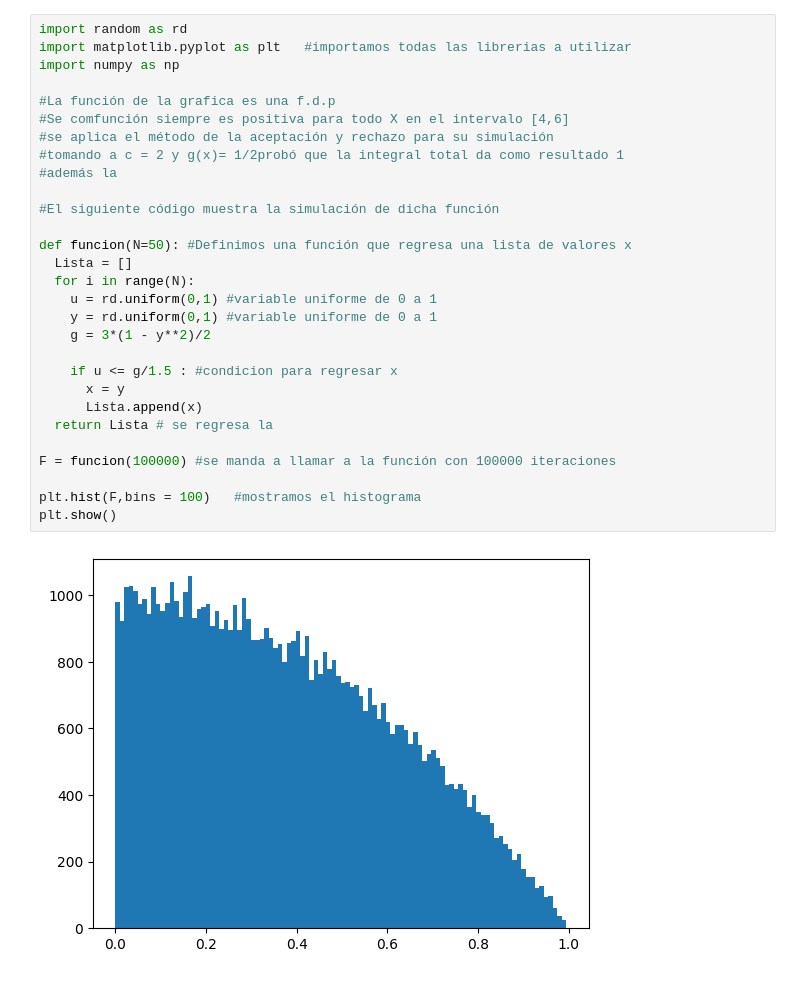
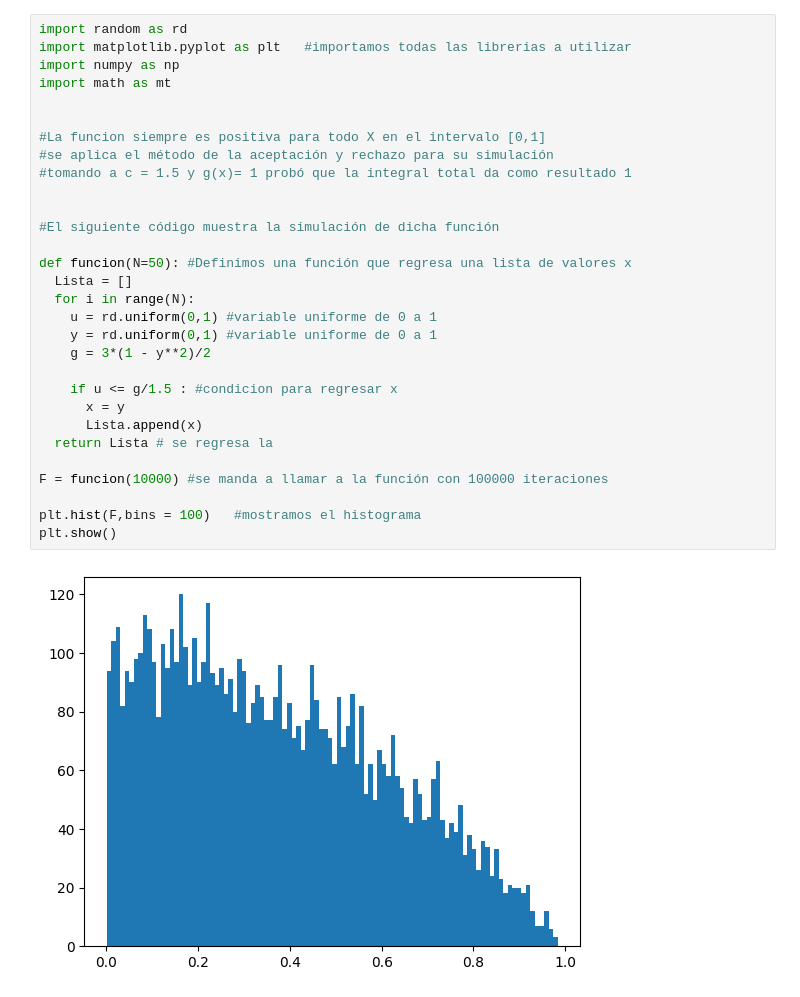
Before and after one commit to ZahibVentura/Simulaci-n-1, a Jupyter notebook: Muestreo_importancia.ipynb, the cells around one changed output. Cells and saved outputs as stored; diff of their text form.

```diff
--- a/Muestreo_importancia.ipynb
+++ b/Muestreo_importancia.ipynb
@@ -3,33 +3,34 @@
 # %%
 import random as rd
 import matplotlib.pyplot as plt   #importamos todas las librerias a utilizar
 import numpy as np
+import math as mt
 
-#La función de la grafica es una f.d.p
-#Se comfunción siempre es positiva para todo X en el intervalo [4,6]
+
+#La funcion siempre es positiva para todo X en el intervalo [0,1]
 #se aplica el método de la aceptación y rechazo para su simulación
-#tomando a c = 2 y g(x)= 1/2probó que la integral total da como resultado 1
-#además la
+#tomando a c = 1.5 y g(x)= 1 probó que la integral total da como resultado 1
+
 
 #El siguiente código muestra la simulación de dicha función
 
 def funcion(N=50): #Definimos una función que regresa una lista de valores x
   Lista = []
   for i in range(N):
     u = rd.uniform(0,1) #variable uniforme de 0 a 1
     y = rd.uniform(0,1) #variable uniforme de 0 a 1
     g = 3*(1 - y**2)/2
 
     if u <= g/1.5 : #condicion para regresar x
       x = y
       Lista.append(x)
   return Lista # se regresa la
 
-F = funcion(100000) #se manda a llamar a la función con 100000 iteraciones
+F = funcion(10000) #se manda a llamar a la función con 100000 iteraciones
 
 plt.hist(F,bins = 100)   #mostramos el histograma
 plt.show()
 # %% [output]
-[figure, old version]
+[figure, new version]
 # %%
 
```
Also changed, not shown: parts of 6 cells of this notebook.
